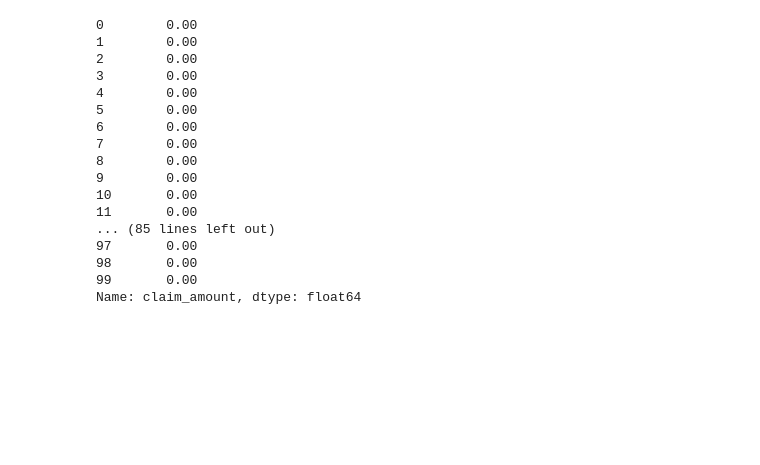
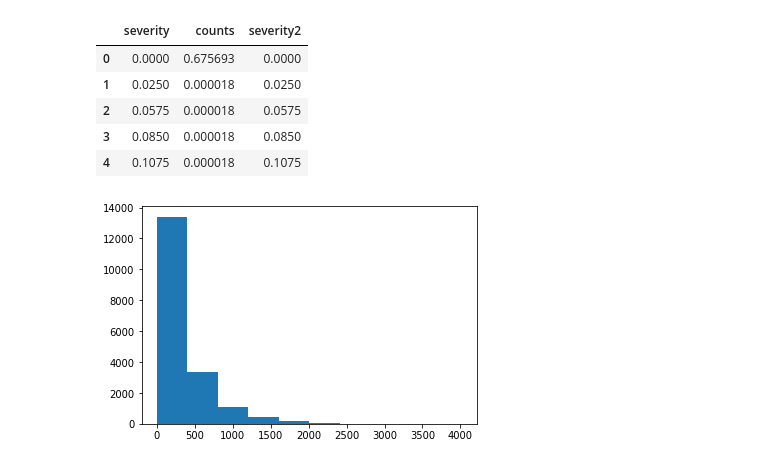
Before and after one commit to mariaferrol1988/experiments, a Jupyter notebook: projects/insurance/draft2-variabletreatment.ipynb, the cells around one changed output. Saved outputs shown, nothing was run; the diff lists cells and outputs as text; code cells hidden in the pictures; blank space fills up the shorter version.

Commit message:
weights added to notebook

```diff
--- a/projects/insurance/draft2-variabletreatment.ipynb
+++ b/projects/insurance/draft2-variabletreatment.ipynb
@@ -55,20 +102,0 @@ polvars = ['pol_no_claims_discount','pol_coverage','pol_duration','pol_sit_durat
-# %%
-df['claim_amount'].head(100)
-# %% [output]
-0        0.00
-1        0.00
-2        0.00
-3        0.00
-4        0.00
-5        0.00
-6        0.00
-7        0.00
-8        0.00
-9        0.00
-10       0.00
-11       0.00
-... (85 lines left out)
-97       0.00
-98       0.00
-99       0.00
-Name: claim_amount, dtype: float64
@@ -113,3 +106,20 @@ df['lic_dif'] = df['drv_age_lic1'] - df['drv_age_lic2_2']
 # log linear variables
 # %%
 # generate a weight factor
+# %%
+df_weight = (df_final.groupby('severity')['counts'].count() / df_final.shape[0]).reset_index()
+df_weight['severity2'] =  df_weight['severity']
+df_weight.head()
+# %% [output]
+|  | severity | counts | severity2 |
+| 0 | 0.0000 | 0.675693 | 0.0000 |
+| 1 | 0.0250 | 0.000018 | 0.0250 |
+| 2 | 0.0575 | 0.000018 | 0.0575 |
+| 3 | 0.0850 | 0.000018 | 0.0850 |
+| 4 | 0.1075 | 0.000018 | 0.1075 |
+# %%
+df_claimed = df_final[df_final['severity'] > 0 ]
+plt.hist(df_claimed['severity'])
+plt.show()
+# %% [output]
+[figure, added]
```
Also changed, not shown: parts of 14 cells of this notebook.
